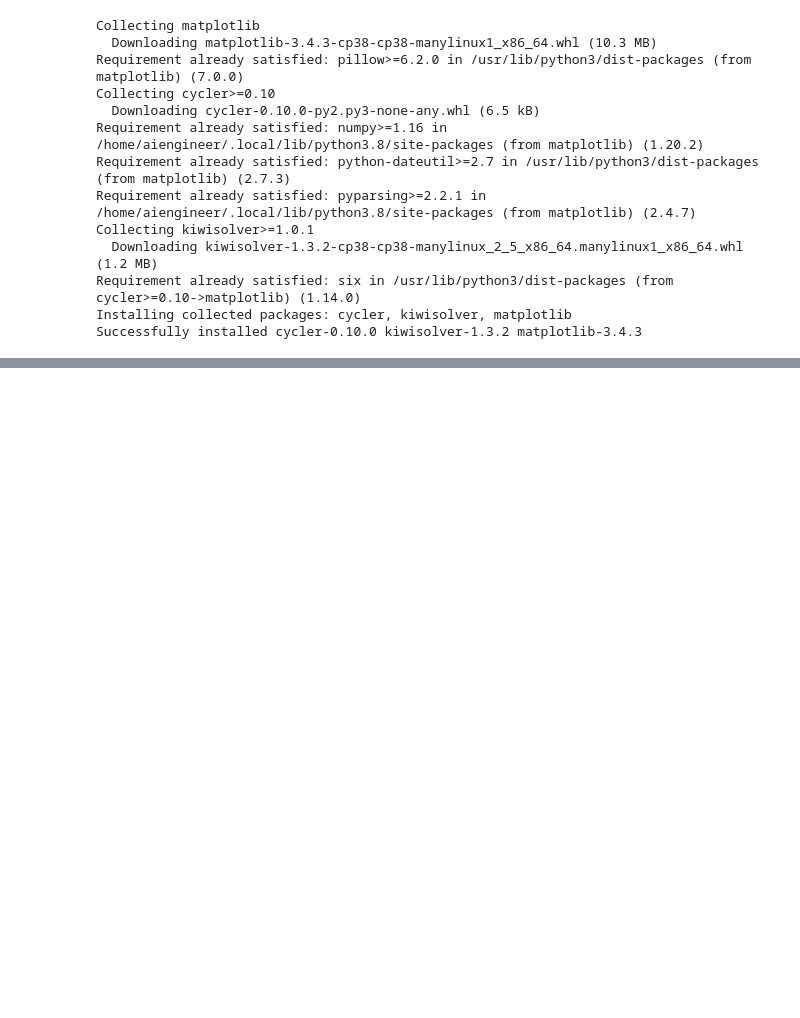
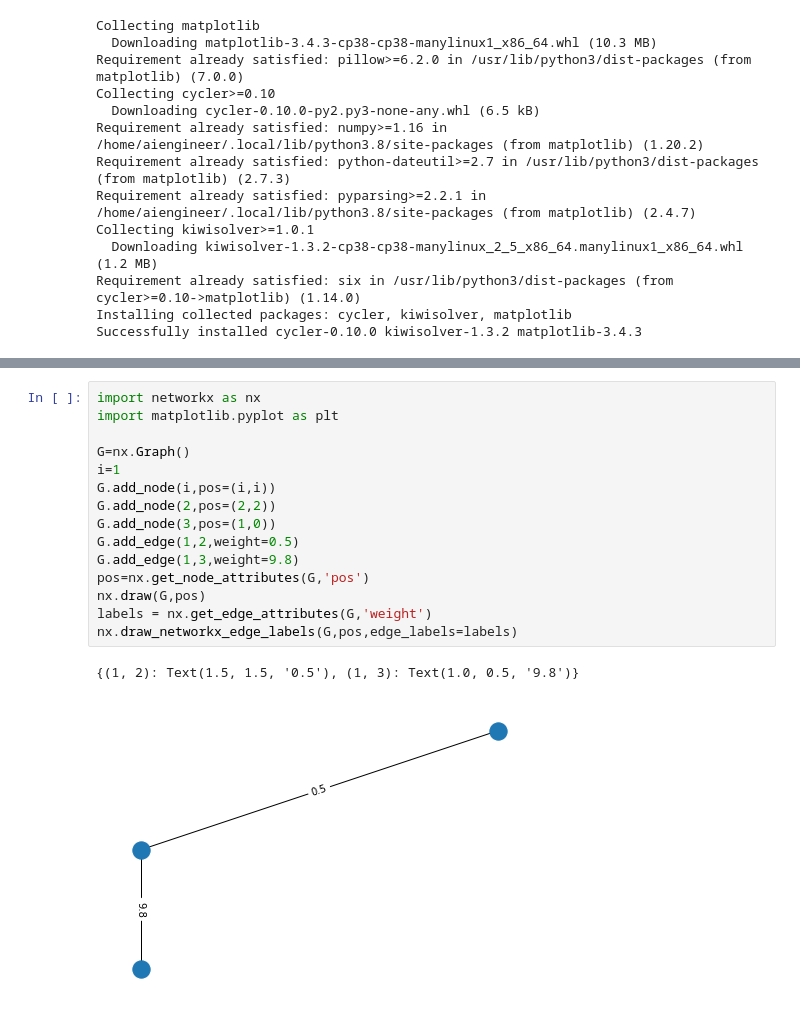
Before and after one commit to kamallearner123/allAutonomous, a Jupyter notebook: 10.Python/Untitled.ipynb, the cells around one changed output, grey strips where cells are left out. Drawn from its saved outputs; the diff is of its cells as text; blank space fills up the shorter version.

```diff
--- a/10.Python/Untitled.ipynb
+++ b/10.Python/Untitled.ipynb
@@ -58,0 +101,18 @@ Successfully installed cycler-0.10.0 kiwisolver-1.3.2 matplotlib-3.4.3
+# %%
+import networkx as nx
+import matplotlib.pyplot as plt
+
+G=nx.Graph()
+i=1
+G.add_node(i,pos=(i,i))
+G.add_node(2,pos=(2,2))
+G.add_node(3,pos=(1,0))
+G.add_edge(1,2,weight=0.5)
+G.add_edge(1,3,weight=9.8)
+pos=nx.get_node_attributes(G,'pos')
+nx.draw(G,pos)
+labels = nx.get_edge_attributes(G,'weight')
+nx.draw_networkx_edge_labels(G,pos,edge_labels=labels)
+# %% [output]
+{(1, 2): Text(1.5, 1.5, '0.5'), (1, 3): Text(1.0, 0.5, '9.8')}
+[figure, added]
```
Also changed, not shown: parts of 2 cells of this notebook, 8 other files.
